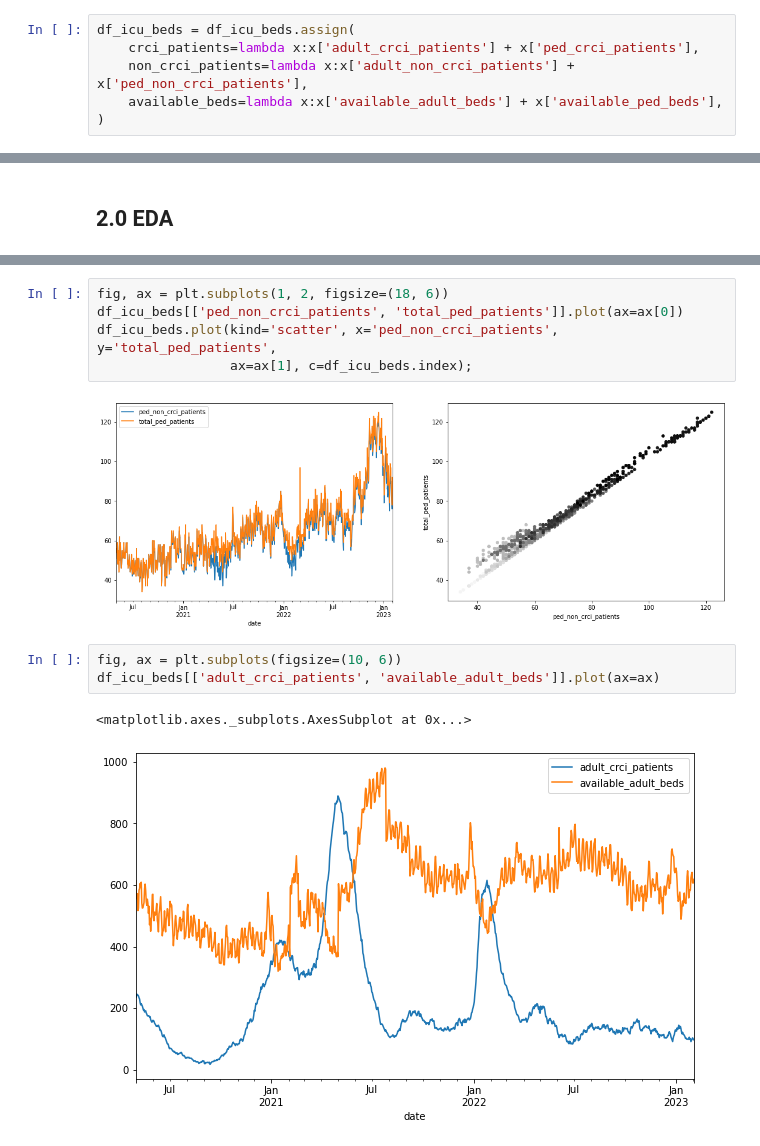
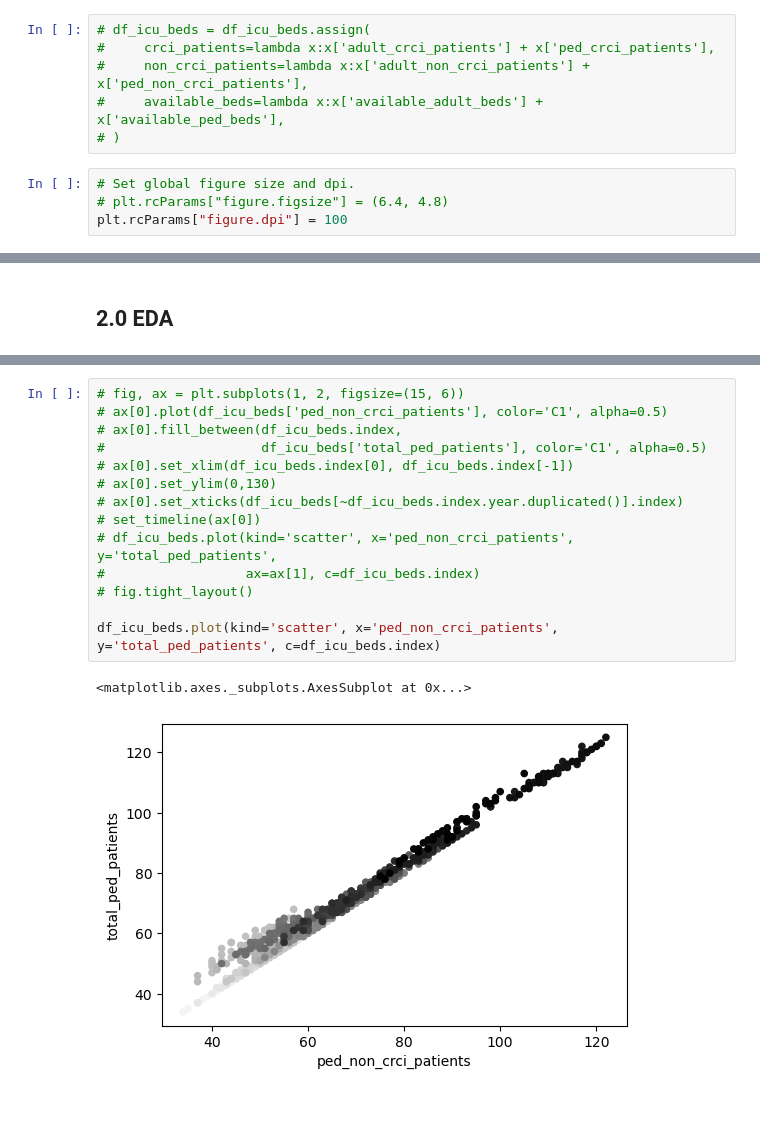
Before and after one commit to skullfort/covid-19-icu, a Jupyter notebook: Analysis/icu_beds_python_analysis.ipynb, the cells around one changed output, grey strips where cells are left out. Cells and saved outputs as stored; diff of their text form; blank space fills up the shorter version.

```diff
--- a/Analysis/icu_beds_python_analysis.ipynb
+++ b/Analysis/icu_beds_python_analysis.ipynb
@@ -98,8 +100,12 @@ True True True True
 # %% [markdown]
 ### 1.3 Additional Features
 # %%
-df_icu_beds = df_icu_beds.assign(
-    crci_patients=lambda x:x['adult_crci_patients'] + x['ped_crci_patients'],
-    non_crci_patients=lambda x:x['adult_non_crci_patients'] + x['ped_non_crci_patients'],
-    available_beds=lambda x:x['available_adult_beds'] + x['available_ped_beds'],
-)
+# df_icu_beds = df_icu_beds.assign(
+#     crci_patients=lambda x:x['adult_crci_patients'] + x['ped_crci_patients'],
+#     non_crci_patients=lambda x:x['adult_non_crci_patients'] + x['ped_non_crci_patients'],
+#     available_beds=lambda x:x['available_adult_beds'] + x['available_ped_beds'],
+# )
+# %%
+# Set global figure size and dpi.
+# plt.rcParams["figure.figsize"] = (6.4, 4.8)
+plt.rcParams["figure.dpi"] = 100
@@ -127,13 +173,17 @@ df_icu_beds.plot(kind='scatter', x='adult_crci_patients', y='total_adult_patient
 # %%
-fig, ax = plt.subplots(1, 2, figsize=(18, 6))
-df_icu_beds[['ped_non_crci_patients', 'total_ped_patients']].plot(ax=ax[0])
-df_icu_beds.plot(kind='scatter', x='ped_non_crci_patients', y='total_ped_patients',
-                 ax=ax[1], c=df_icu_beds.index);
+# fig, ax = plt.subplots(1, 2, figsize=(15, 6))
+# ax[0].plot(df_icu_beds['ped_non_crci_patients'], color='C1', alpha=0.5)
+# ax[0].fill_between(df_icu_beds.index,
+#                    df_icu_beds['total_ped_patients'], color='C1', alpha=0.5)
+# ax[0].set_xlim(df_icu_beds.index[0], df_icu_beds.index[-1])
+# ax[0].set_ylim(0,130)
+# ax[0].set_xticks(df_icu_beds[~df_icu_beds.index.year.duplicated()].index)
+# set_timeline(ax[0])
+# df_icu_beds.plot(kind='scatter', x='ped_non_crci_patients', y='total_ped_patients',
+#                  ax=ax[1], c=df_icu_beds.index)
+# fig.tight_layout()
+
+df_icu_beds.plot(kind='scatter', x='ped_non_crci_patients', y='total_ped_patients', c=df_icu_beds.index)
 # %% [output]
+<matplotlib.axes._subplots.AxesSubplot at 0x...>
-[figure, old version]
+[figure, new version]
-# %%
-fig, ax = plt.subplots(figsize=(10, 6))
-df_icu_beds[['adult_crci_patients', 'available_adult_beds']].plot(ax=ax)
-# %% [output]
-<matplotlib.axes._subplots.AxesSubplot at 0x...>
-[figure, removed]
```
Also changed, not shown: parts of 21 cells of this notebook.
